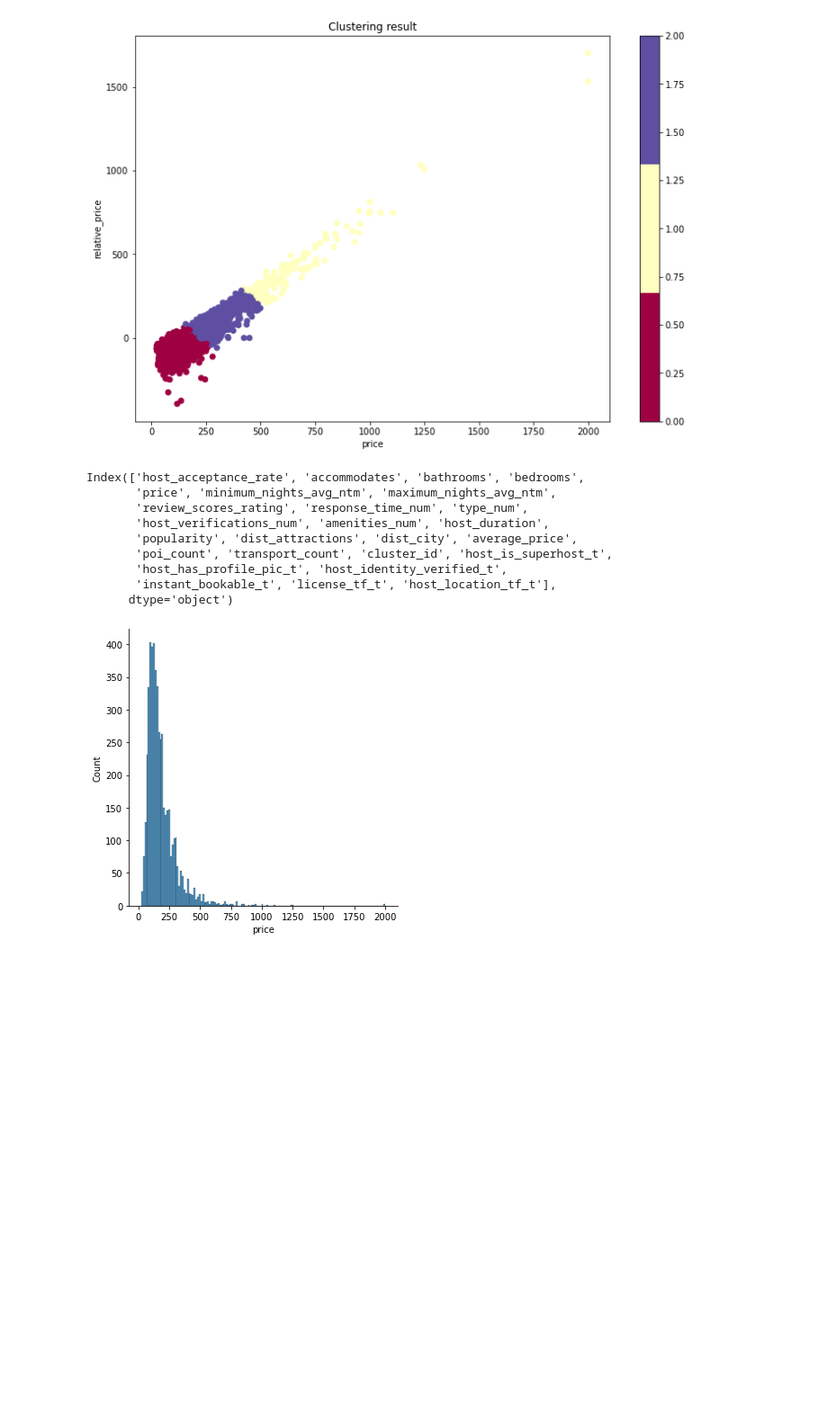
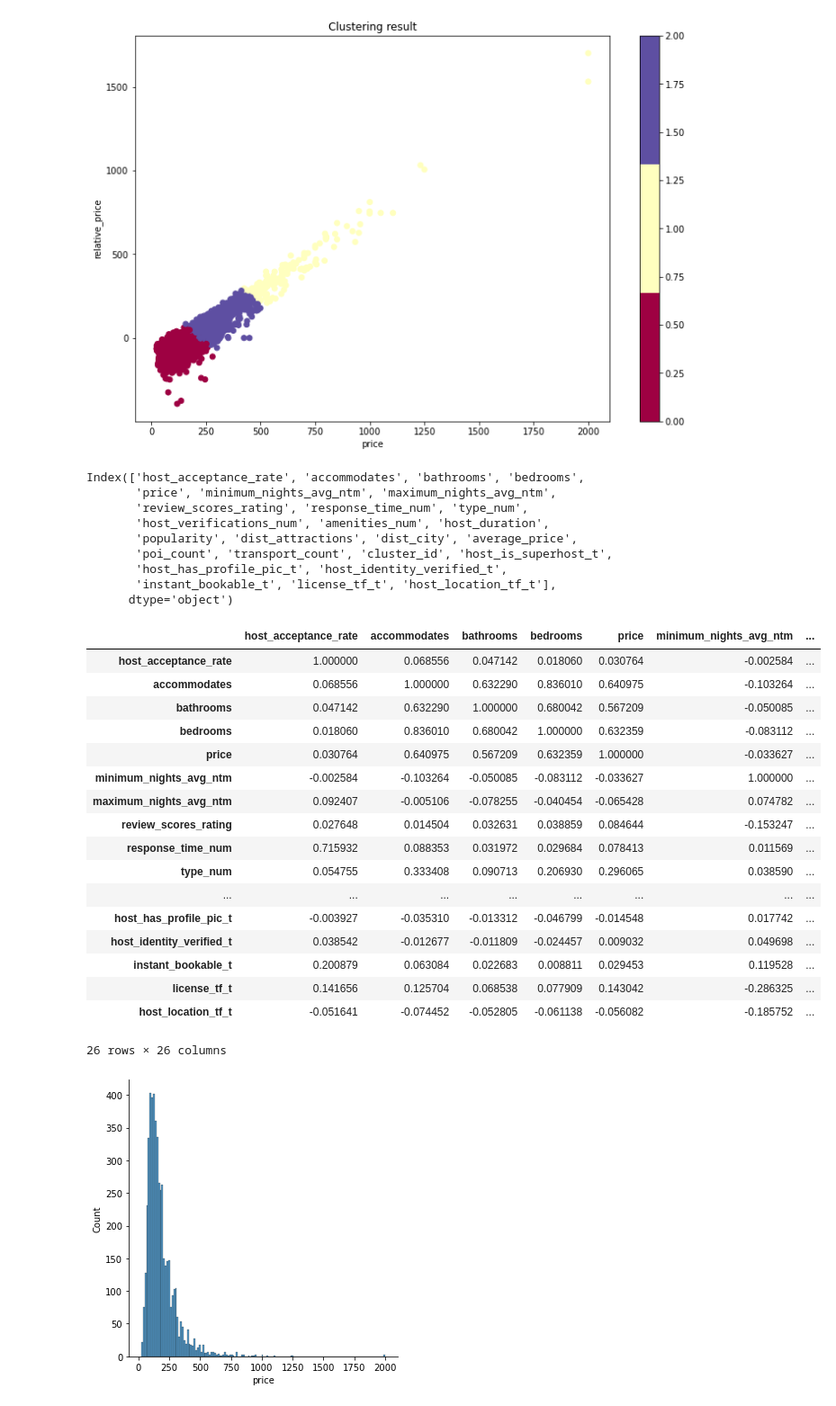
Before and after one commit to XianlaiYin/CASA0007, a Jupyter notebook: Group/Spatial.ipynb, the cells around one changed output. Shown at 90% size. Drawn from its saved outputs; the diff is of its cells as text; code cells hidden in the pictures; blank space fills up the shorter version.

```diff
--- a/Group/Spatial.ipynb
+++ b/Group/Spatial.ipynb
@@ -394,33 +392,52 @@ def drop_column_using_vif_(df, thresh=5):
         else:
             break
     return df
 
 #VIF
 seattle = seattle.dropna(axis=0, how = 'any')
 seattle_VIF = drop_column_using_vif_(seattle)
 print(seattle_VIF.columns)
 
 #直方图法正态性检验
 sn.displot(seattle_VIF['price'])
 
 #correlation
 plt.rcParams['axes.grid'] = False
 f = plt.figure(figsize=(19, 15))
 plt.matshow(seattle_VIF.corr(), fignum=f.number)
 plt.xticks(range(seattle_VIF.shape[1]), seattle_VIF.columns, fontsize=14, rotation=90)
 plt.yticks(range(seattle_VIF.shape[1]), seattle_VIF.columns, fontsize=14)
 cb = plt.colorbar()
 cb.ax.tick_params(labelsize=14)
+seattle_VIF.corr()
 # %% [output]
 Index(['host_acceptance_rate', 'accommodates', 'bathrooms', 'bedrooms',
        'price', 'minimum_nights_avg_ntm', 'maximum_nights_avg_ntm',
        'review_scores_rating', 'response_time_num', 'type_num',
        'host_verifications_num', 'amenities_num', 'host_duration',
        'popularity', 'dist_attractions', 'dist_city', 'average_price',
        'poi_count', 'transport_count', 'cluster_id', 'host_is_superhost_t',
        'host_has_profile_pic_t', 'host_identity_verified_t',
        'instant_bookable_t', 'license_tf_t', 'host_location_tf_t'],
       dtype='object')
+|  | host_acceptance_rate | accommodates | bathrooms | bedrooms | price | minimum_nights_avg_ntm | ... |
+| host_acceptance_rate | 1.000000 | 0.068556 | 0.047142 | 0.018060 | 0.030764 | -0.002584 | ... |
+| accommodates | 0.068556 | 1.000000 | 0.632290 | 0.836010 | 0.640975 | -0.103264 | ... |
+| bathrooms | 0.047142 | 0.632290 | 1.000000 | 0.680042 | 0.567209 | -0.050085 | ... |
+| bedrooms | 0.018060 | 0.836010 | 0.680042 | 1.000000 | 0.632359 | -0.083112 | ... |
+| price | 0.030764 | 0.640975 | 0.567209 | 0.632359 | 1.000000 | -0.033627 | ... |
+| minimum_nights_avg_ntm | -0.002584 | -0.103264 | -0.050085 | -0.083112 | -0.033627 | 1.000000 | ... |
+| maximum_nights_avg_ntm | 0.092407 | -0.005106 | -0.078255 | -0.040454 | -0.065428 | 0.074782 | ... |
+| review_scores_rating | 0.027648 | 0.014504 | 0.032631 | 0.038859 | 0.084644 | -0.153247 | ... |
+| response_time_num | 0.715932 | 0.088353 | 0.031972 | 0.029684 | 0.078413 | 0.011569 | ... |
+| type_num | 0.054755 | 0.333408 | 0.090713 | 0.206930 | 0.296065 | 0.038590 | ... |
+| ... | ... | ... | ... | ... | ... | ... | ... |
+| host_has_profile_pic_t | -0.003927 | -0.035310 | -0.013312 | -0.046799 | -0.014548 | 0.017742 | ... |
+| host_identity_verified_t | 0.038542 | -0.012677 | -0.011809 | -0.024457 | 0.009032 | 0.049698 | ... |
+| instant_bookable_t | 0.200879 | 0.063084 | 0.022683 | 0.008811 | 0.029453 | 0.119528 | ... |
+| license_tf_t | 0.141656 | 0.125704 | 0.068538 | 0.077909 | 0.143042 | -0.286325 | ... |
+| host_location_tf_t | -0.051641 | -0.074452 | -0.052805 | -0.061138 | -0.056082 | -0.185752 | ... |
+26 rows × 26 columns
 [figure]
 [figure]
 # %%
```
Also changed, not shown: parts of 5 cells of this notebook, 30 other files.
